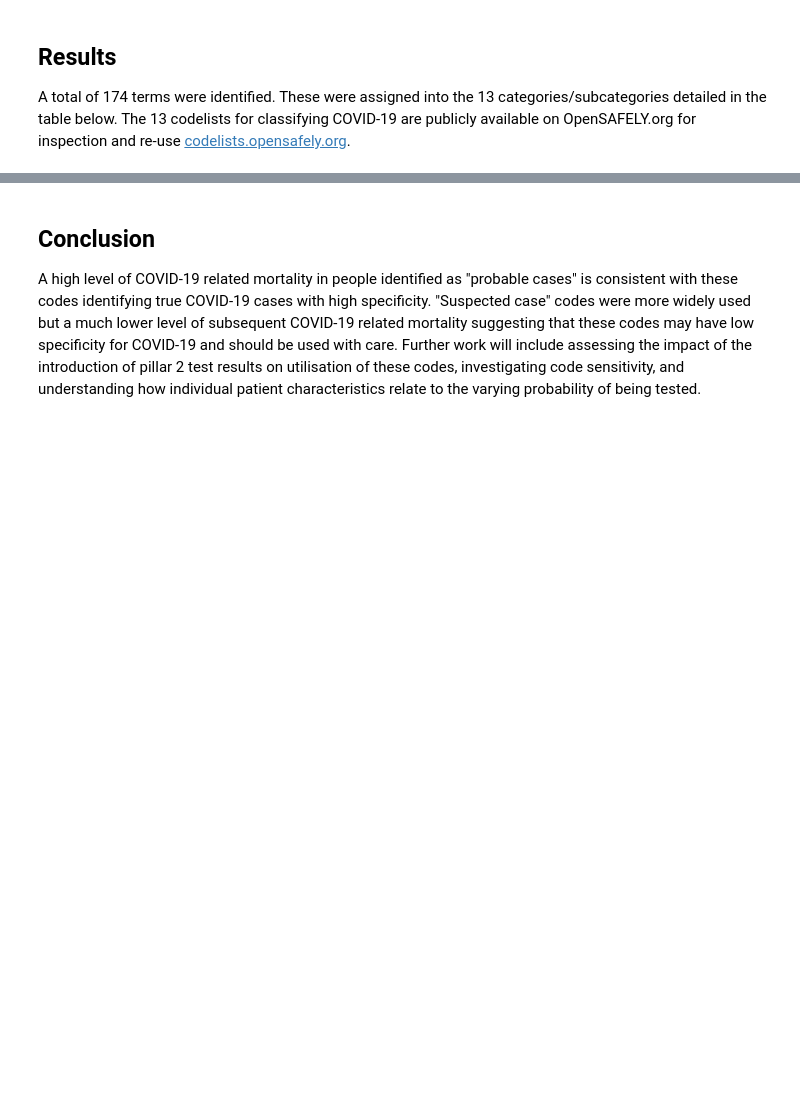
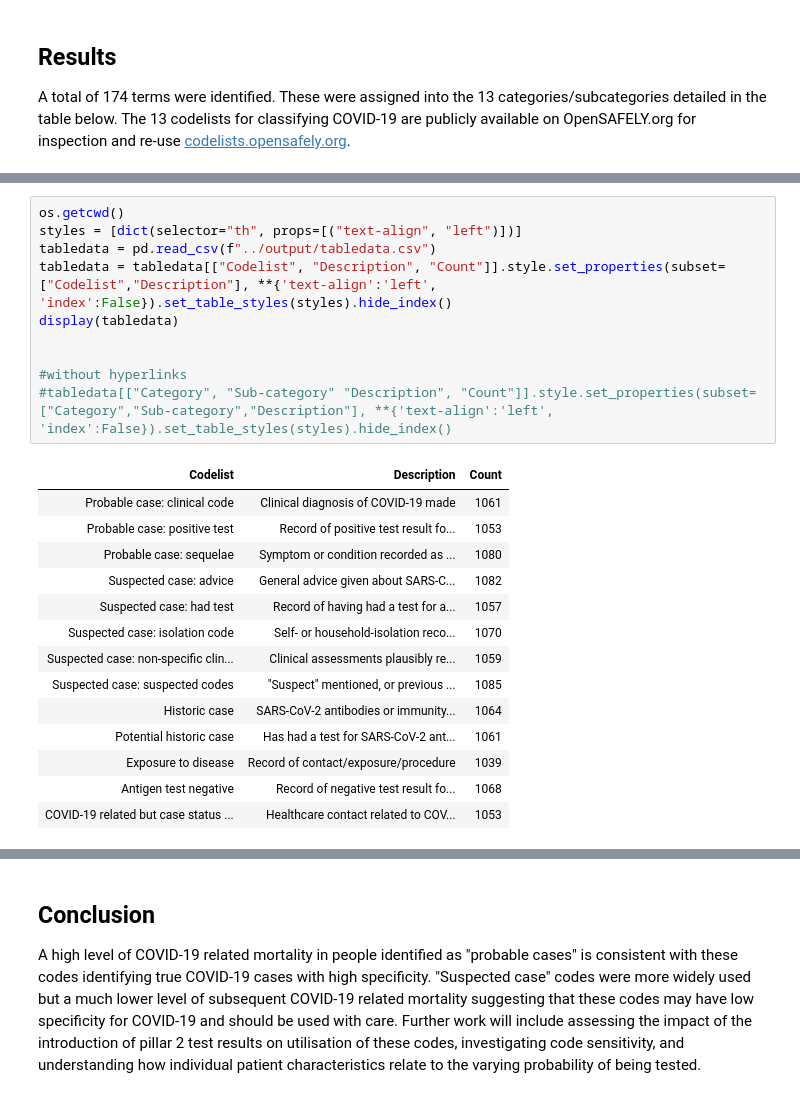
Before and after one commit to opensafely/primary-care-covid-codes-research, a Jupyter notebook: notebooks/primary-care-covid-codes.ipynb, the cells around one changed output, grey strips where cells are left out. Saved outputs shown, nothing was run; the diff lists cells and outputs as text; blank space fills up the shorter version.

```diff
--- a/notebooks/primary-care-covid-codes.ipynb
+++ b/notebooks/primary-care-covid-codes.ipynb
@@ -283,3 +56,28 @@ tabledata[["Codelist", "Description", "Count"]].style.set_properties(subset=["Co
+# %%
+os.getcwd()
+styles = [dict(selector="th", props=[("text-align", "left")])]
+tabledata = pd.read_csv(f"../output/tabledata.csv")
+tabledata = tabledata[["Codelist", "Description", "Count"]].style.set_properties(subset=["Codelist","Description"], **{'text-align':'left', 'index':False}).set_table_styles(styles).hide_index()
+display(tabledata)
+
+
+#without hyperlinks
+#tabledata[["Category", "Sub-category" "Description", "Count"]].style.set_properties(subset=["Category","Sub-category","Description"], **{'text-align':'left', 'index':False}).set_table_styles(styles).hide_index()
+# %% [output]
+| Codelist | Description | Count |
+| Probable case: clinical code | Clinical diagnosis of COVID-19 made | 1061 |
+| Probable case: positive test | Record of positive test result fo... | 1053 |
+| Probable case: sequelae | Symptom or condition recorded as ... | 1080 |
+| Suspected case: advice | General advice given about SARS-C... | 1082 |
+| Suspected case: had test | Record of having had a test for a... | 1057 |
+| Suspected case: isolation code | Self- or household-isolation reco... | 1070 |
+| Suspected case: non-specific clin... | Clinical assessments plausibly re... | 1059 |
+| Suspected case: suspected codes | "Suspect" mentioned, or previous ... | 1085 |
+| Historic case | SARS-CoV-2 antibodies or immunity... | 1064 |
+| Potential historic case | Has had a test for SARS-CoV-2 ant... | 1061 |
+| Exposure to disease | Record of contact/exposure/procedure | 1039 |
+| Antigen test negative | Record of negative test result fo... | 1068 |
+| COVID-19 related but case status ... | Healthcare contact related to COV... | 1053 |
 # %%
 display(Markdown(f"""
 "Probable" and "suspected" sub-categories are explored further here.
```
Also changed, not shown: parts of 13 cells of this notebook.
